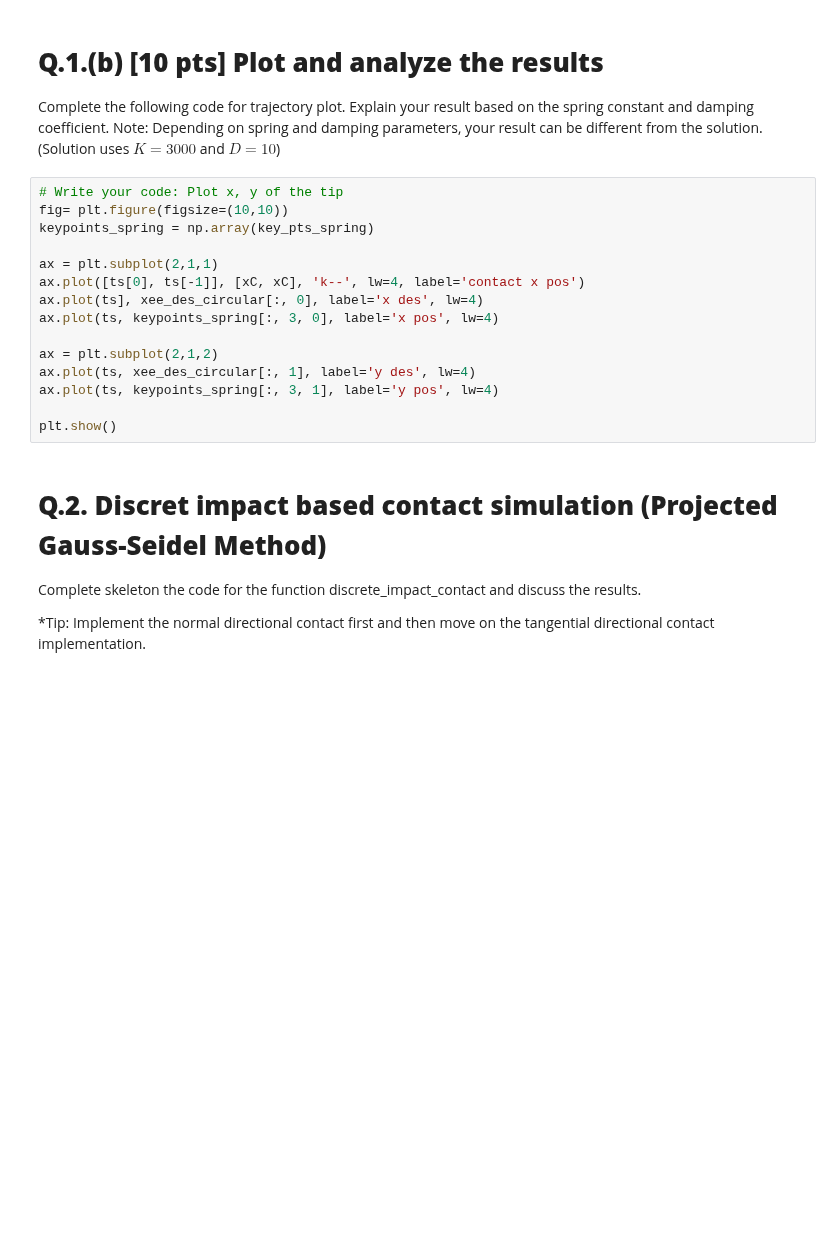
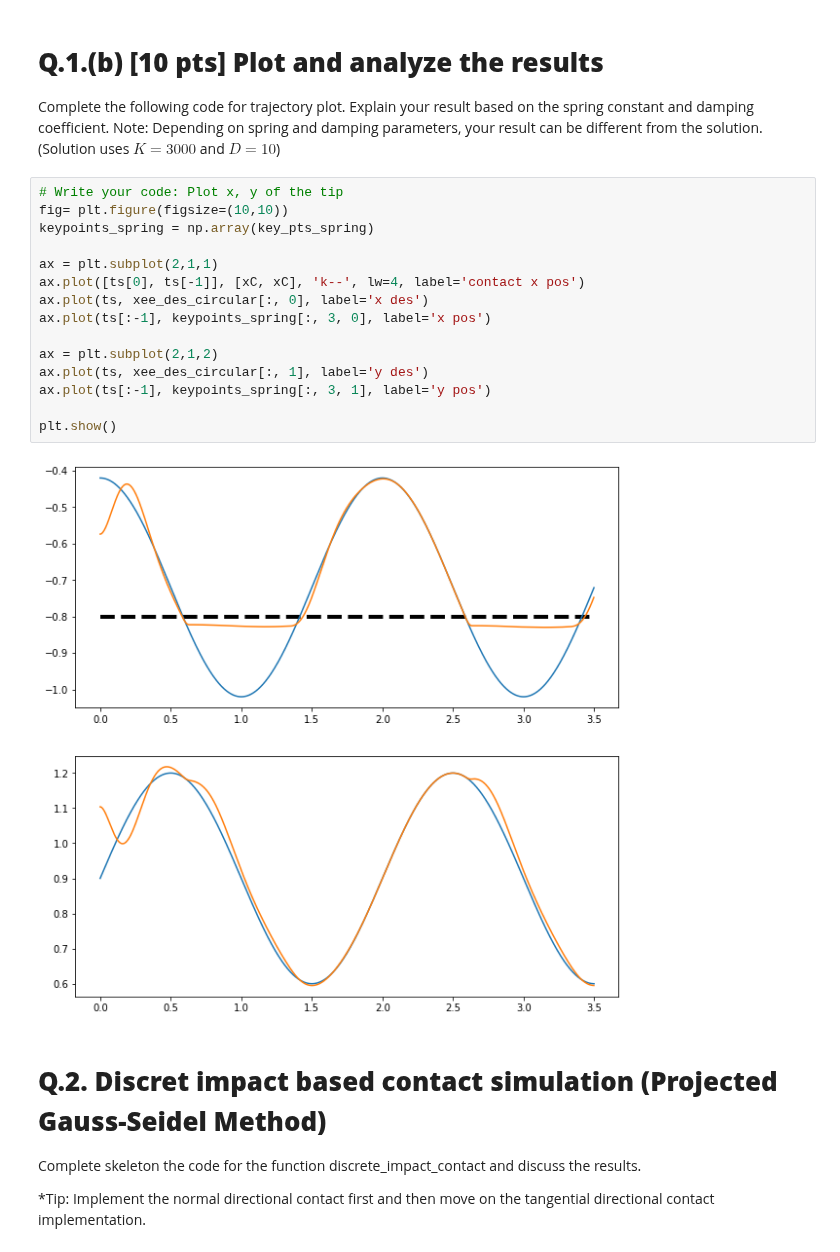
Before and after one commit to vdlphm/CS403-Fall-2023, a Jupyter notebook: hw10/hw10.ipynb, the cells around one changed output. Saved outputs shown, nothing was run; the diff lists cells and outputs as text; blank space fills up the shorter version.

Commit message:
plot 1

```diff
--- a/hw10/hw10.ipynb
+++ b/hw10/hw10.ipynb
@@ -253,18 +259,20 @@ Complete the following code for trajectory plot. Explain your result based on th
 # %%
 # Write your code: Plot x, y of the tip
 fig= plt.figure(figsize=(10,10))
 keypoints_spring = np.array(key_pts_spring)
 
 ax = plt.subplot(2,1,1)
 ax.plot([ts[0], ts[-1]], [xC, xC], 'k--', lw=4, label='contact x pos')
-ax.plot(ts], xee_des_circular[:, 0], label='x des', lw=4)
-ax.plot(ts, keypoints_spring[:, 3, 0], label='x pos', lw=4)
+ax.plot(ts, xee_des_circular[:, 0], label='x des')
+ax.plot(ts[:-1], keypoints_spring[:, 3, 0], label='x pos')
 
 ax = plt.subplot(2,1,2)
-ax.plot(ts, xee_des_circular[:, 1], label='y des', lw=4)
-ax.plot(ts, keypoints_spring[:, 3, 1], label='y pos', lw=4)
+ax.plot(ts, xee_des_circular[:, 1], label='y des')
+ax.plot(ts[:-1], keypoints_spring[:, 3, 1], label='y pos')
 
 plt.show()
+# %% [output]
+[figure, added]
 # %% [markdown]
 # **Q.2. Discret impact based contact simulation (Projected Gauss-Seidel Method)**
 
```
Also changed, not shown: parts of 1 cell of this notebook.
